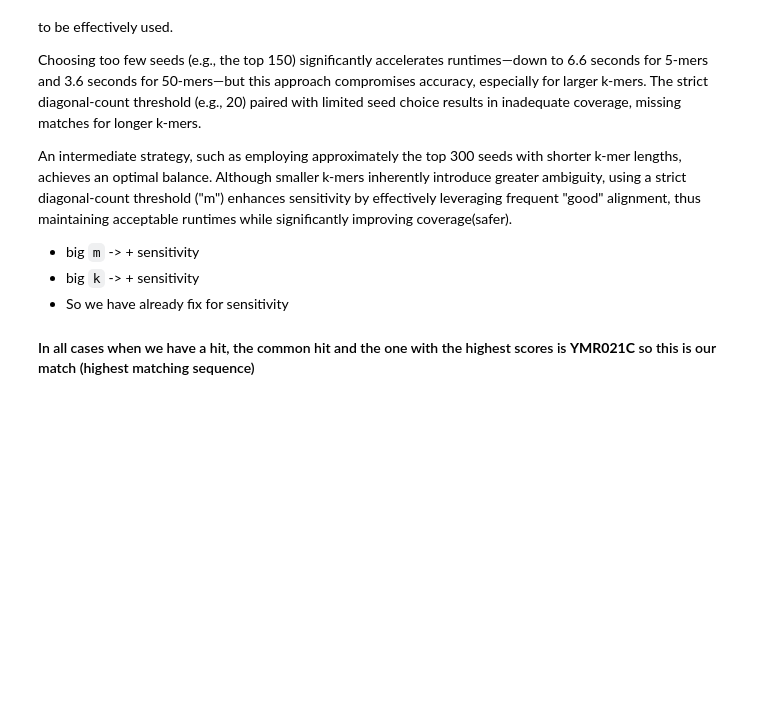
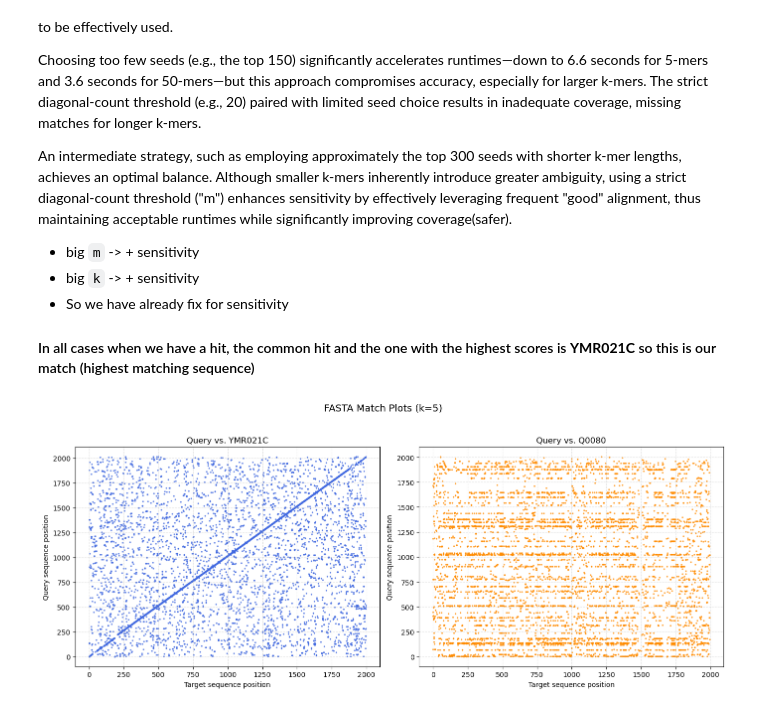
Before and after one commit to ekazasi/FastA, a Jupyter notebook: FastA.ipynb, the cells around one changed output. Cells and saved outputs as stored; diff of their text form; code cells hidden in the pictures; blank space fills up the shorter version.

Commit message:
Added a cool plot

```diff
--- a/FastA.ipynb
+++ b/FastA.ipynb
@@ -506,3 +506,66 @@ An intermediate strategy, such as employing approximately the top 300 seeds with
 
 
 #### In all cases when we have a hit, the common hit and the one with the highest scores is **YMR021C** so this is our match (highest matching sequence)
+# %%
+def plot_fasta_kmer_matches(ax, query_seq, target_seq, k, n, title, color):
+    # Generate all k-mers from the query
+    all_kmers = [query_seq[i:i + k] for i in range(len(query_seq) - k + 1)]
+    if n == "all":
+        top_kmers = set(all_kmers)
+    else:
+        # Count frequencies and pick top n
+        kmer_counts = Counter(all_kmers)
+        top_kmers = set(km for km, _ in kmer_counts.most_common(n))
+
+    # Map selected k-mers to query positions
+    query_positions = defaultdict(list)
+    for i in range(len(query_seq) - k + 1):
+        km = query_seq[i:i + k]
+        if km in top_kmers:
+            query_positions[km].append(i)
+
+    # Collect matching (target, query) positions
+    x_points, y_points = [], []
+    for km, q_pos_list in query_positions.items():
+        start = 0
+        while True:
+            idx = target_seq.find(km, start)
+            if idx == -1:
+                break
+            for q_pos in q_pos_list:
+                x_points.append(idx)
+                y_points.append(q_pos)
+            start = idx + 1
+
+    # Plot
+    ax.scatter(x_points, y_points, s=2, c=color, alpha=0.7)
+    ax.set_xlabel('Target sequence position')
+    ax.set_ylabel('Query sequence position')
+    ax.set_title(title)
+    ax.grid(True, linestyle='--', alpha=0.4)
+
+# Load query
+query = next(SeqIO.parse('data/query.fa', 'fasta')).seq
+
+# Load YMR021C and Q0080
+targets = {}
+for rec in SeqIO.parse('data/all_yeast_genes_minplus1k.fa', 'fasta'):
+    if rec.id in ['YMR021C', 'Q0080']:
+        targets[rec.id] = rec.seq
+    if len(targets) == 2:
+        break
+
+if 'YMR021C' not in targets or 'Q0080' not in targets:
+    print("One or both target sequences not found!")
+else:
+    fig, axes = plt.subplots(1, 2, figsize=(14, 6))
+    plot_fasta_kmer_matches(axes[0], str(query), str(targets['YMR021C']), k=5, n='all',
+                            title='Query vs. YMR021C', color='royalblue')
+    plot_fasta_kmer_matches(axes[1], str(query), str(targets['Q0080']), k=5, n='all',
+                            title='Query vs. Q0080', color='darkorange')
+
+    plt.suptitle('FASTA Match Plots (k=5)', fontsize=14)
+    plt.tight_layout(rect=[0, 0, 1, 0.95])
+    plt.show()
+# %% [output]
+[figure, added]
```
